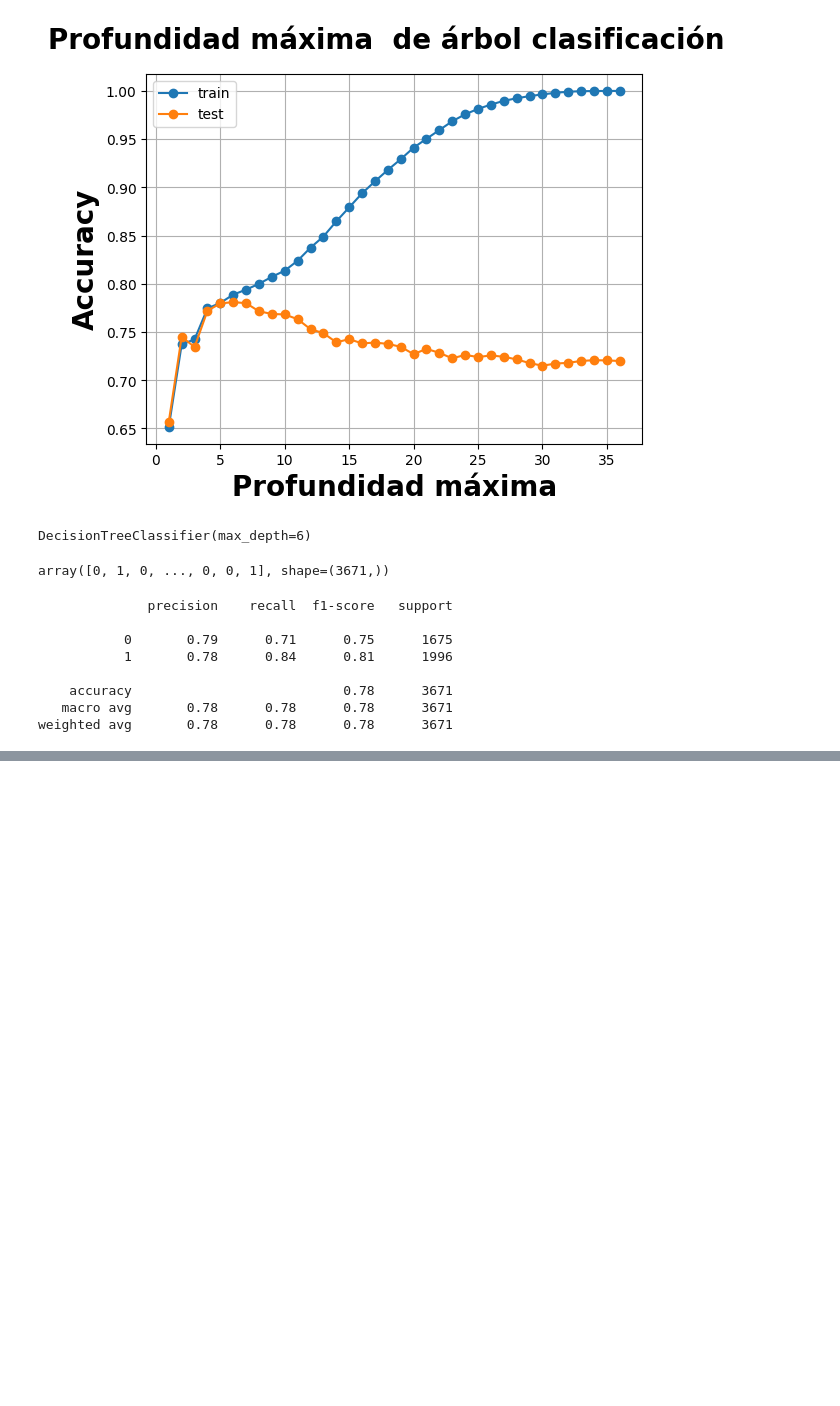
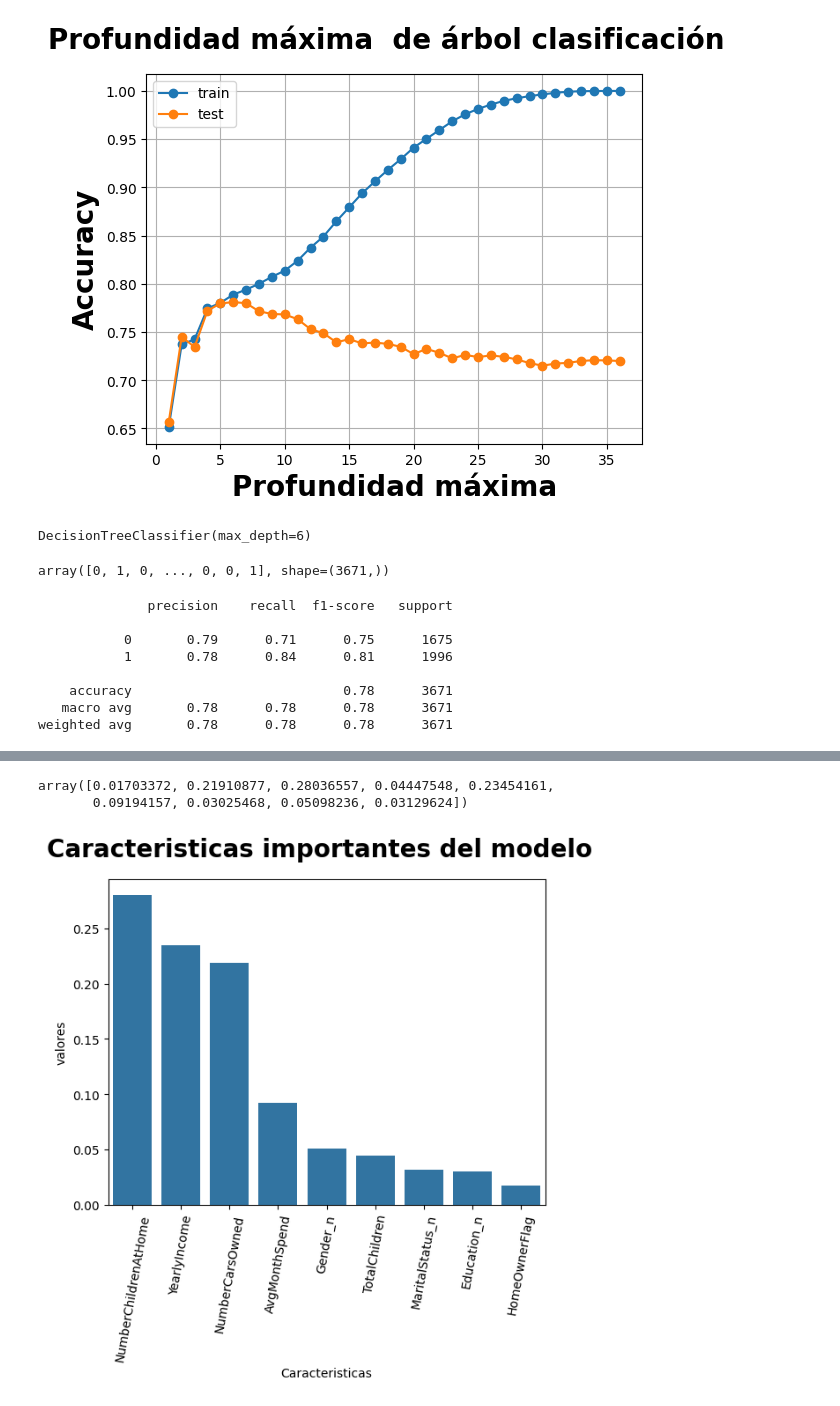
Before and after one commit to LeoPalaciosC/Manipulaci-n-de-datos-con-pandas, a Jupyter notebook: notebooks/Mini_Case_AW_Bikes_.ipynb, the cells around one changed output, grey strips where cells are left out. Drawn from its saved outputs; the diff is of its cells as text; code cells hidden in the pictures; blank space fills up the shorter version.

```diff
--- a/notebooks/Mini_Case_AW_Bikes_.ipynb
+++ b/notebooks/Mini_Case_AW_Bikes_.ipynb
@@ -778,0 +638,24 @@ pd.DataFrame(report).transpose()
+# %%
+# Importar libreria
+from sklearn.model_selection import RandomizedSearchCV
+import numpy as np
+
+## Optimización
+
+rf_random = {"n_estimators": np.arange(100,500, 100),
+           "max_depth": [None,5,10,15,20],
+           "min_samples_split": np.arange(2,20, 2),
+           "min_samples_leaf": np.arange(2, 20, 2),
+           "max_features": [4,5,6,8,9,"sqrt","log2","auto"]}
+
+### RandomizedSearchCV
+
+rs_model = RandomizedSearchCV(RandomForestClassifier(random_state = 42),
+                              param_distributions=rf_random,
+                              scoring    = "accuracy",
+                              n_iter= 20,
+                              cv=5,
+                              verbose=True)
+
+## Entrenamiento
+rs_model.fit(X_train, y_train)
@@ -778,0 +683,5 @@ pd.DataFrame(report).transpose()
+# %%
+### Entrenamiento del mejor modelo
+
+rf_model_best = RandomForestClassifier(**rs_model.best_params_, random_state = 42)
+rf_model_best.fit(X_train, y_train)
@@ -778,0 +717,19 @@ pd.DataFrame(report).transpose()
+# %%
+rf_model_best.feature_importances_
+# %% [output]
+array([0.01703372, 0.21910877, 0.28036557, 0.04447548, 0.23454161,
+       0.09194157, 0.03025468, 0.05098236, 0.03129624])
+# %%
+# Caracteristicas más importantes
+
+df = (pd.DataFrame({"Caracteristicas": X_train.columns,
+                        "valores": rf_model_best.feature_importances_})
+          .sort_values("valores", ascending=False))
+# %%
+import seaborn as sns
+import matplotlib.pyplot as plt
+sns.barplot(x = 'Caracteristicas',y = 'valores',data = df, legend=False)
+plt.suptitle('Caracteristicas importantes del modelo' , fontweight = 'black', fontsize=20)
+plt.xticks(rotation=80);
+# %% [output]
+[figure, added]
```
Also changed, not shown: parts of 42 cells of this notebook, 1 other file.
